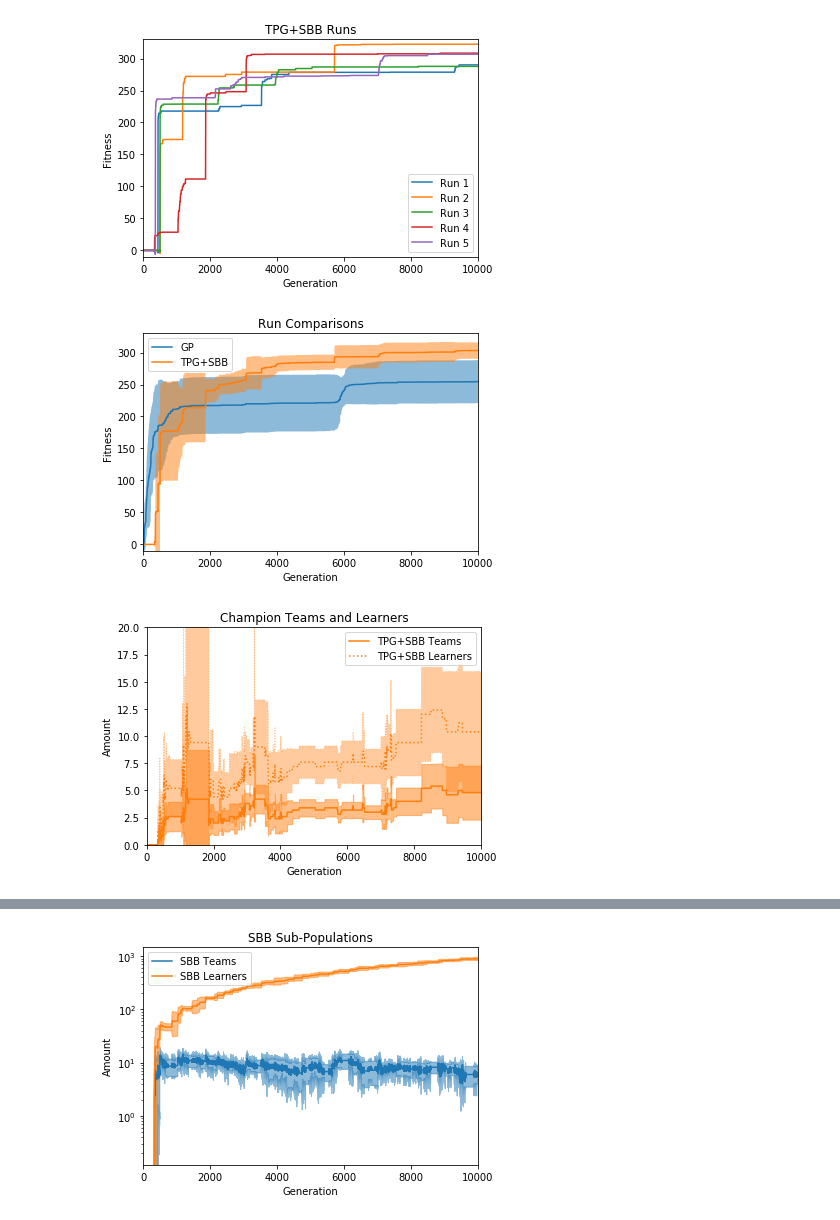
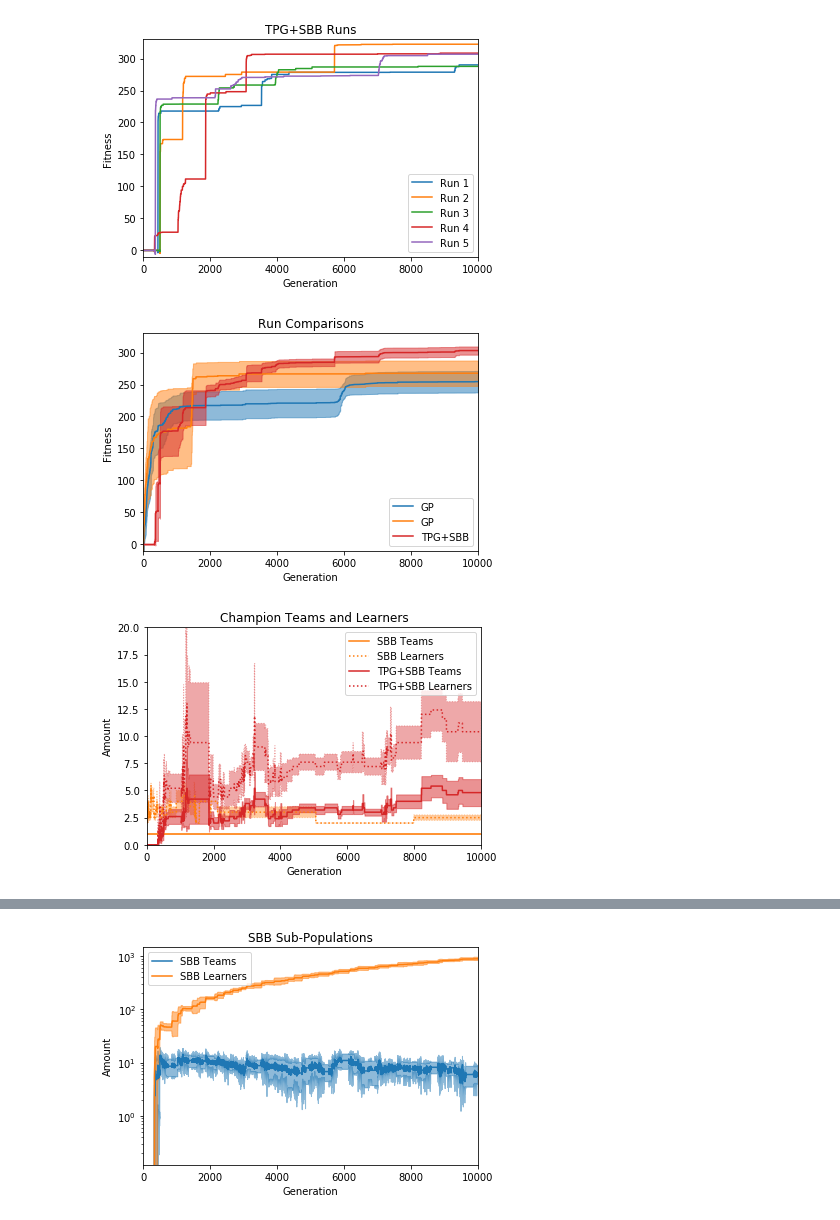
Before and after one commit to Ryan-Amaral/gp-bipedal-walker-analysis, a Jupyter notebook: basic_analysis.ipynb, the cells around one changed output, grey strips where cells are left out. Saved outputs shown, nothing was run; the diff lists cells and outputs as text; code cells hidden in the pictures.

```diff
--- a/basic_analysis.ipynb
+++ b/basic_analysis.ipynb
@@ -23,6 +23,13 @@ df_gp_4 = pd.read_csv("run-data/gp/4/log.csv")
 df_gp_5 = pd.read_csv("run-data/gp/5/log.csv")
 dfs_gp = [df_gp_1, df_gp_2, df_gp_3, df_gp_4, df_gp_5]
 
+df_sbb_1 = pd.read_csv("run-data/sbb/1/log.csv")
+df_sbb_2 = pd.read_csv("run-data/sbb/2/log.csv")
+#df_sbb_3 = pd.read_csv("run-data/sbb/3/log.csv")
+#df_sbb_4 = pd.read_csv("run-data/sbb/4/log.csv")
+#df_sbb_5 = pd.read_csv("run-data/sbb/5/log.csv")
+dfs_sbb = [df_sbb_1, df_sbb_2]#, df_sbb_3, df_sbb_4, df_sbb_5]
+
 df_tpgsbb_1 = pd.read_csv("run-data/tpgsbb/1/log.csv")
 df_tpgsbb_2 = pd.read_csv("run-data/tpgsbb/2/log.csv")
 df_tpgsbb_3 = pd.read_csv("run-data/tpgsbb/3/log.csv")
@@ -66,16 +89,22 @@ plt.show()
 
 gp_means, gp_stds = get_mean_std(dfs_gp, "fitness_max", 10000)
 tpgsbb_means, tpgsbb_stds = get_mean_std(dfs_tpgsbb, "fitness_max", 10000)
+sbb_means, sbb_stds = get_mean_std(dfs_sbb, "fitness_max", 10000)
 
-plt.plot(gp_means, label="GP")
+plt.plot(gp_means, label="GP", color=colors[0])
 plt.fill_between(range(10000),
-                 gp_means-gp_stds, gp_means+gp_stds,
-                alpha=0.5)
+                 gp_means-gp_stds/2, gp_means+gp_stds/2,
+                alpha=0.5, color=colors[0])
 
-plt.plot(tpgsbb_means, label="TPG+SBB")
+plt.plot(sbb_means, label="GP", color=colors[1])
 plt.fill_between(range(10000),
-                 tpgsbb_means-tpgsbb_stds, tpgsbb_means+tpgsbb_stds,
-                alpha=0.5)
+                 sbb_means-sbb_stds/2, sbb_means+sbb_stds/2,
+                alpha=0.5, color=colors[1])
+
+plt.plot(tpgsbb_means, color=colors[3], label="TPG+SBB")
+plt.fill_between(range(10000),
+                 tpgsbb_means-tpgsbb_stds/2, tpgsbb_means+tpgsbb_stds/2,
+                alpha=0.5, color=colors[3])
 
 plt.title("Run Comparisons")
 plt.xlabel("Generation")
@@ -87,35 +116,49 @@ plt.legend()
 plt.savefig("images/evo-runs-compare.pdf")
 plt.show()
 # %% [output]
-[figure, old version]
+[figure, new version]
 # %%
 # comparison of champion team and learner sizes
+
+sbb_teams_means, sbb_teams_stds = get_mean_std(dfs_sbb, "champ_teams", 10000)
+sbb_learners_means, sbb_learners_stds = get_mean_std(dfs_sbb, "champ_learners", 10000)
 
 tpgsbb_teams_means, tpgsbb_teams_stds = get_mean_std(dfs_tpgsbb, "champ_teams", 10000)
 tpgsbb_learners_means, tpgsbb_learners_stds = get_mean_std(dfs_tpgsbb, "champ_learners", 10000)
 
 
-plt.plot(tpgsbb_teams_means, color=colors[1], label="TPG+SBB Teams")
+plt.plot(sbb_teams_means, color=colors[1], label="SBB Teams")
 plt.fill_between(range(10000),
-                 tpgsbb_teams_means-tpgsbb_teams_stds, tpgsbb_teams_means+tpgsbb_teams_stds,
+                 sbb_teams_means-sbb_teams_stds/2, sbb_teams_means+sbb_teams_stds/2,
                 alpha=0.5, color=colors[1])
 
-plt.plot(tpgsbb_learners_means, color=colors[1], linestyle="dotted", label="TPG+SBB Learners")
+plt.plot(sbb_learners_means, color=colors[1], linestyle="dotted", label="SBB Learners")
 plt.fill_between(range(10000),
-                 tpgsbb_learners_means-tpgsbb_learners_stds, tpgsbb_learners_means+tpgsbb_learners_stds,
+                 sbb_learners_means-sbb_learners_stds/2, sbb_learners_means+sbb_learners_stds/2,
                 alpha=0.4, color=colors[1], linestyle="dotted")
+
+
+plt.plot(tpgsbb_teams_means, color=colors[3], label="TPG+SBB Teams")
+plt.fill_between(range(10000),
+                 tpgsbb_teams_means-tpgsbb_teams_stds/2, tpgsbb_teams_means+tpgsbb_teams_stds/2,
+                alpha=0.5, color=colors[3])
+
+plt.plot(tpgsbb_learners_means, color=colors[3], linestyle="dotted", label="TPG+SBB Learners")
+plt.fill_between(range(10000),
+                 tpgsbb_learners_means-tpgsbb_learners_stds/2, tpgsbb_learners_means+tpgsbb_learners_stds/2,
+                alpha=0.4, color=colors[3], linestyle="dotted")
 
 plt.title("Champion Teams and Learners")
 plt.xlabel("Generation")
 plt.xlim(0,10000)
 plt.ylabel("Amount")
 plt.ylim(0,20)
 plt.legend()
 
 plt.savefig("images/evo-teams-learners.pdf")
 plt.show()
 # %% [output]
-[figure, old version]
+[figure, new version]
 # %%
 # comparison of champion instruction sizes
 
```
Also changed, not shown: parts of 3 cells of this notebook, 16 other files.
